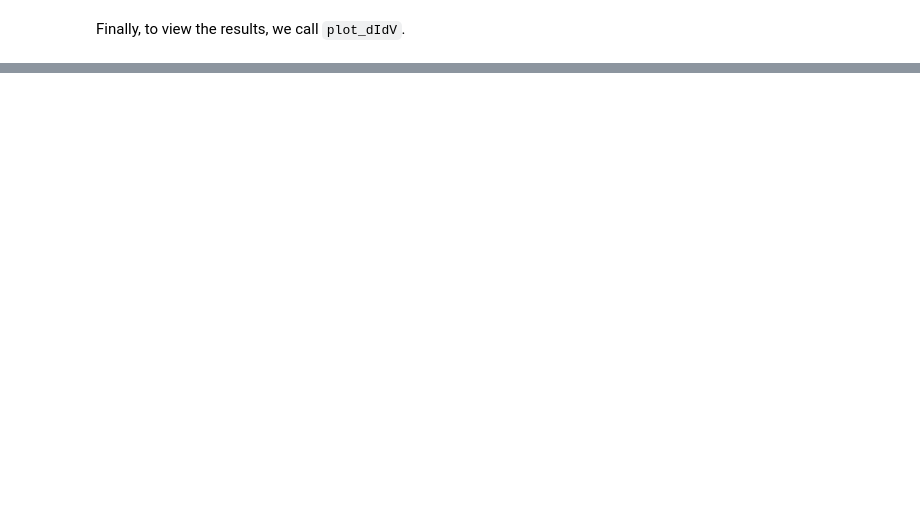
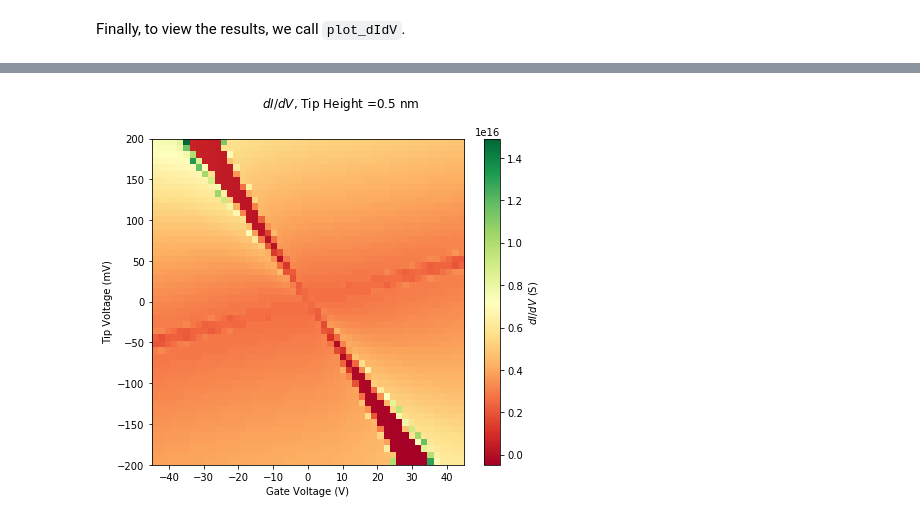
Before and after one commit to gholds/BLGinSTM-old, a Jupyter notebook: Notebooks/5_BLG_in_STM.ipynb, the cells around one changed output, grey strips where cells are left out. Saved outputs shown, nothing was run; the diff lists cells and outputs as text; code cells hidden in the pictures; blank space fills up the shorter version.

Commit message:
Added info on generating current with screening

```diff
--- a/Notebooks/5_BLG_in_STM.ipynb
+++ b/Notebooks/5_BLG_in_STM.ipynb
@@ -57,0 +76,2 @@ experiment.plot_dIdV()
+# %%
+experiment_with_screening = TunnelingExperiments.BLGinSTM(d1,d2,e1,e2,T,Wtip,screening=True)
@@ -57,0 +95,4 @@ experiment.plot_dIdV()
+# %%
+experiment_with_screening.plot_dIdV()
+# %% [output]
+[figure, added]
```
Also changed, not shown: parts of 14 cells of this notebook, 1 other file.
